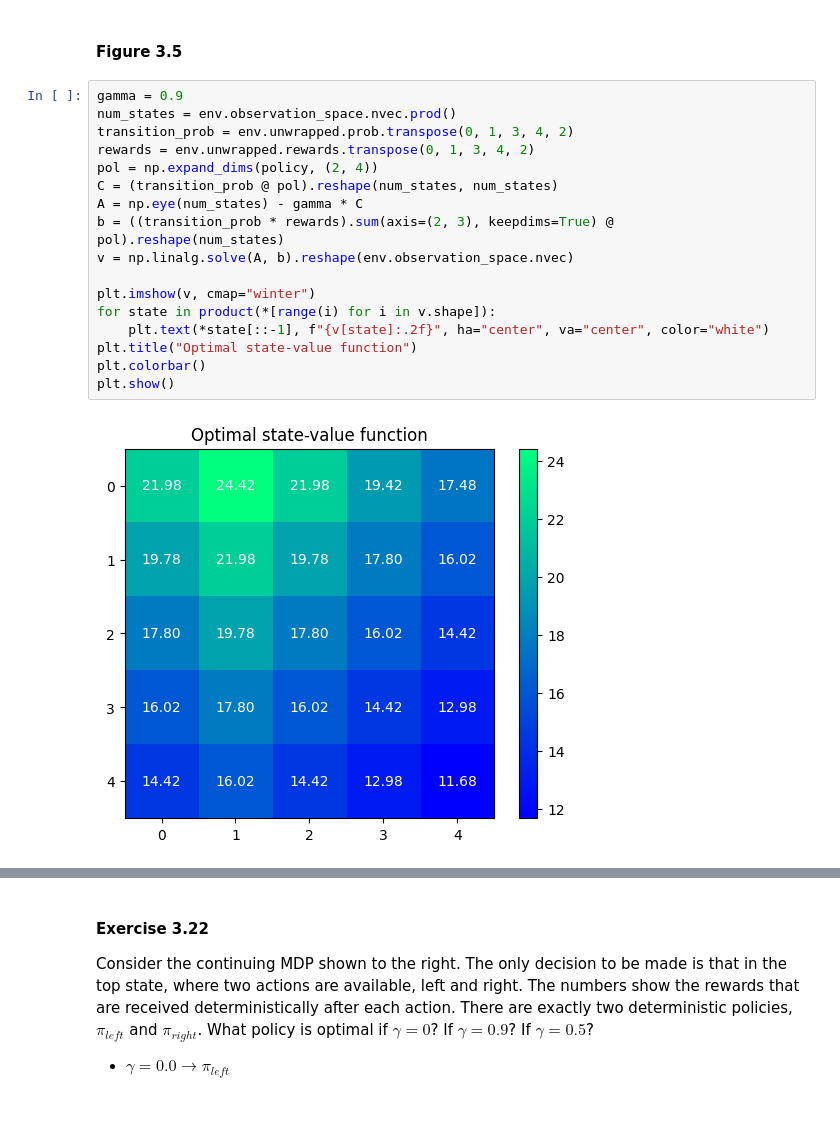
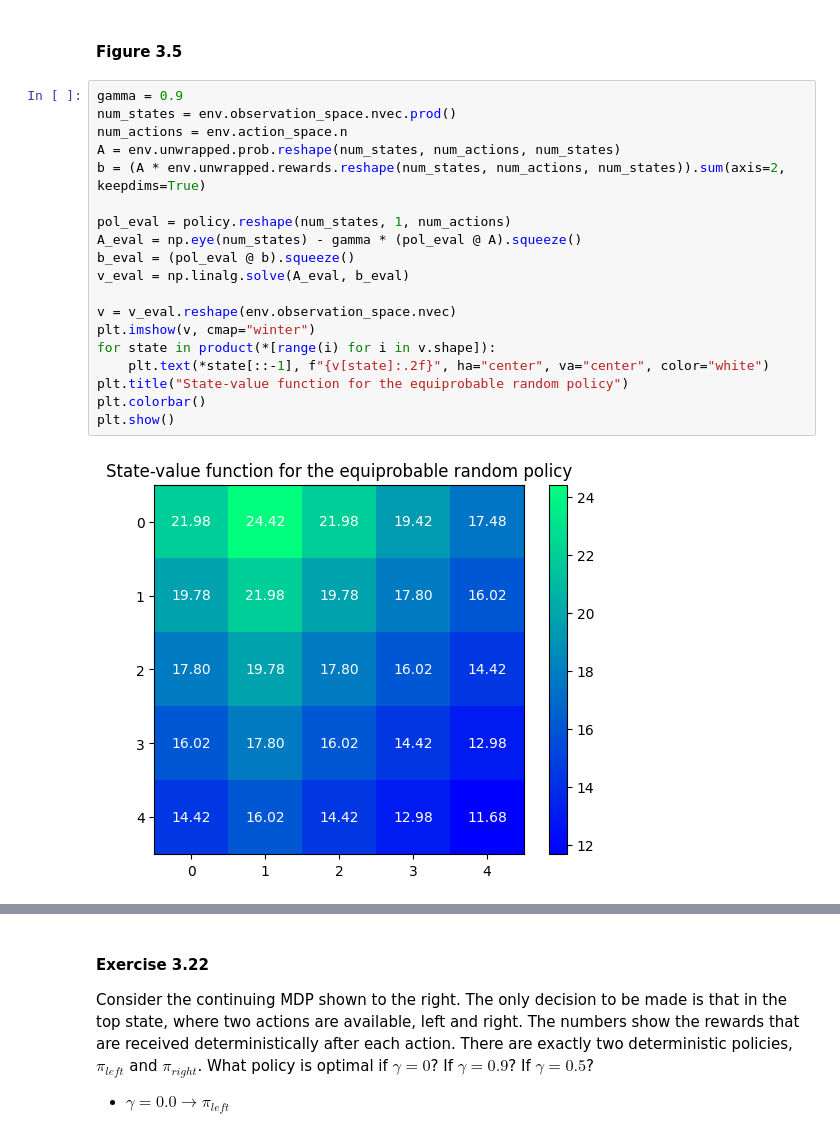
Before and after one commit to itsdaveba/rl-intro, a Jupyter notebook: chapter03/chapter03.ipynb, the cells around one changed output, grey strips where cells are left out. Cells and saved outputs as stored; diff of their text form.

```diff
--- a/chapter03/chapter03.ipynb
+++ b/chapter03/chapter03.ipynb
@@ -260,22 +264,24 @@ State: [2 2]
 # %%
 gamma = 0.9
 num_states = env.observation_space.nvec.prod()
-transition_prob = env.unwrapped.prob.transpose(0, 1, 3, 4, 2)
-rewards = env.unwrapped.rewards.transpose(0, 1, 3, 4, 2)
-pol = np.expand_dims(policy, (2, 4))
-C = (transition_prob @ pol).reshape(num_states, num_states)
-A = np.eye(num_states) - gamma * C
-b = ((transition_prob * rewards).sum(axis=(2, 3), keepdims=True) @ pol).reshape(num_states)
-v = np.linalg.solve(A, b).reshape(env.observation_space.nvec)
+num_actions = env.action_space.n
+A = env.unwrapped.prob.reshape(num_states, num_actions, num_states)
+b = (A * env.unwrapped.rewards.reshape(num_states, num_actions, num_states)).sum(axis=2, keepdims=True)
 
+pol_eval = policy.reshape(num_states, 1, num_actions)
+A_eval = np.eye(num_states) - gamma * (pol_eval @ A).squeeze()
+b_eval = (pol_eval @ b).squeeze()
+v_eval = np.linalg.solve(A_eval, b_eval)
+
+v = v_eval.reshape(env.observation_space.nvec)
 plt.imshow(v, cmap="winter")
 for state in product(*[range(i) for i in v.shape]):
     plt.text(*state[::-1], f"{v[state]:.2f}", ha="center", va="center", color="white")
-plt.title("Optimal state-value function")
+plt.title("State-value function for the equiprobable random policy")
 plt.colorbar()
 plt.show()
 # %% [output]
-[figure, old version]
+[figure, new version]
 # %% [markdown]
 #### Exercise 3.20
 Draw or describe the optimal state-value function for the golf example.
```
Also changed, not shown: parts of 4 cells of this notebook, 5 other files.
